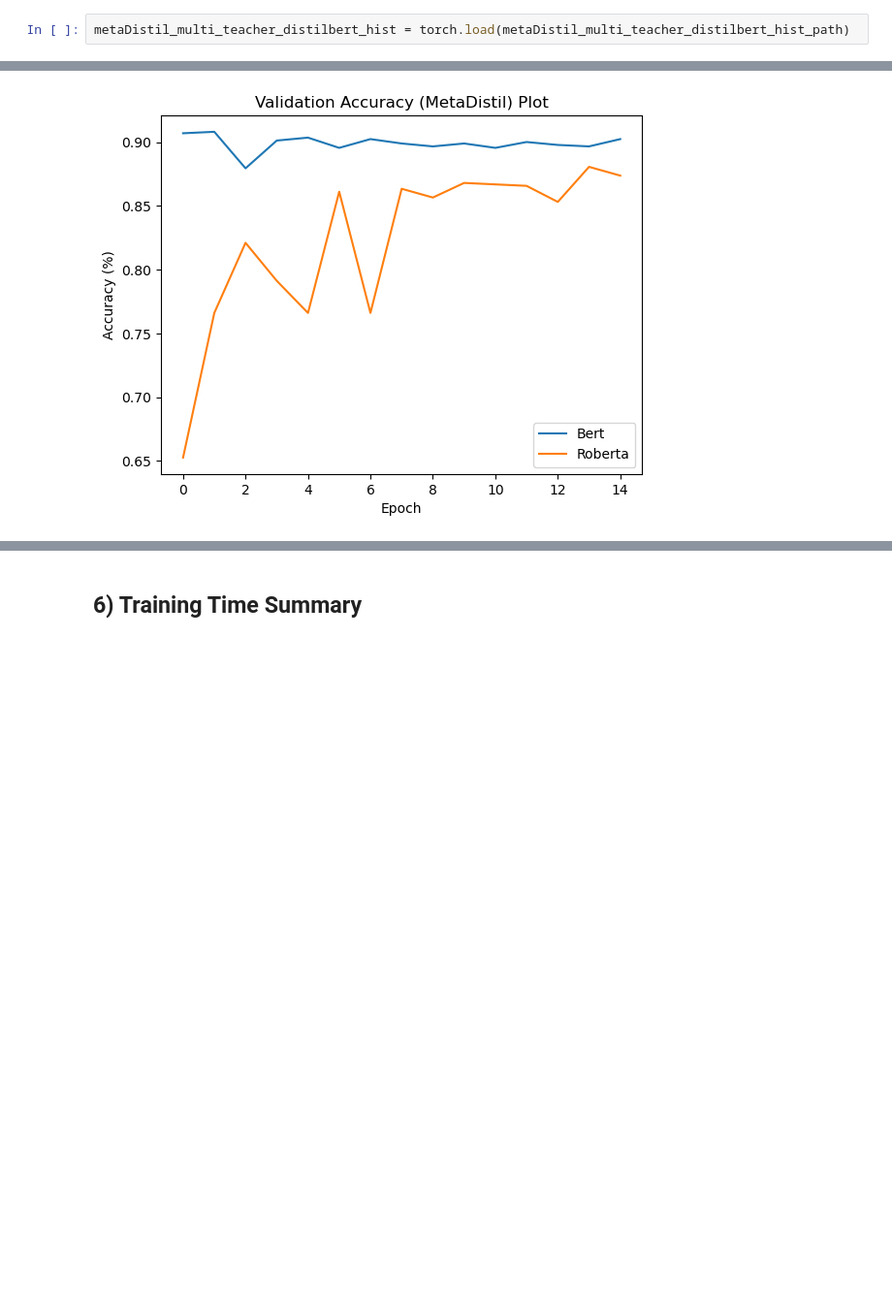
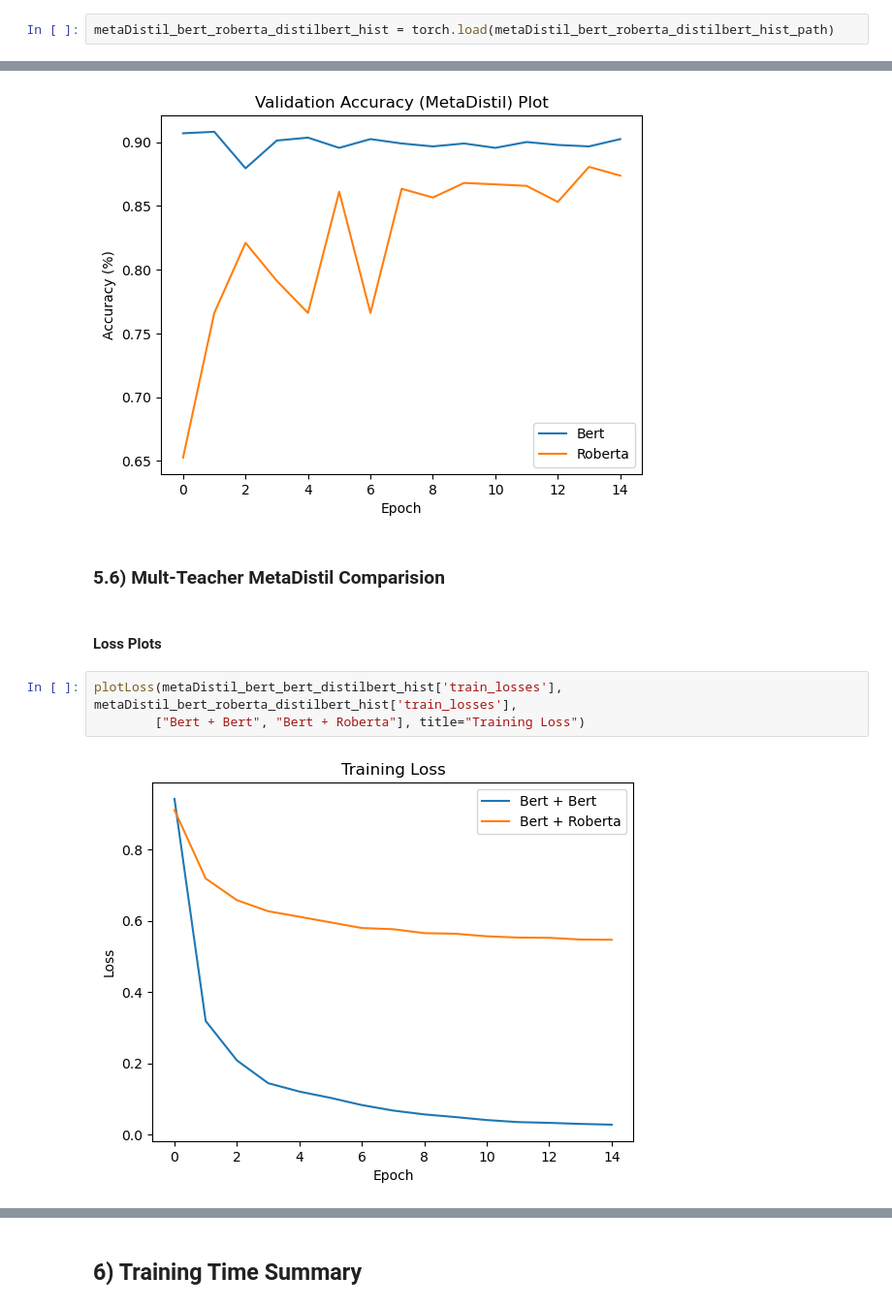
Before and after one commit to aal2015/NLP-Project, a Jupyter notebook: models_analysis.ipynb, the cells around one changed output, grey strips where cells are left out. Shown at 97% size. Saved outputs shown, nothing was run; the diff lists cells and outputs as text; blank space fills up the shorter version.

```diff
--- a/models_analysis.ipynb
+++ b/models_analysis.ipynb
@@ -409,5 +414,5 @@ plotAccuracy(metaDistil_roberta_distilbert_hist['train_accs'], metaDistil_robert
 # %% [markdown]
 #### Multi-Teacher --> Teacher - Bert +  Roberta || Student - Distilbert
 # %%
-metaDistil_multi_teacher_distilbert_hist = torch.load(metaDistil_multi_teacher_distilbert_hist_path)
+metaDistil_bert_roberta_distilbert_hist = torch.load(metaDistil_bert_roberta_distilbert_hist_path)
 # %%
@@ -510,3 +529,12 @@ plotAccuracy(metaDistil_bert_distilbert_hist['val_accs'], metaDistil_roberta_dis
             ["Bert", "Roberta"], title="Validation Accuracy (MetaDistil) Plot")
 # %% [output]
 [figure]
+# %% [markdown]
+### 5.6) Mult-Teacher MetaDistil Comparision
+# %% [markdown]
+#### Loss Plots
+# %%
+plotLoss(metaDistil_bert_bert_distilbert_hist['train_losses'], metaDistil_bert_roberta_distilbert_hist['train_losses'],
+        ["Bert + Bert", "Bert + Roberta"], title="Training Loss")
+# %% [output]
+[figure, added]
```
Also changed, not shown: parts of 28 cells of this notebook, 4 other files.
